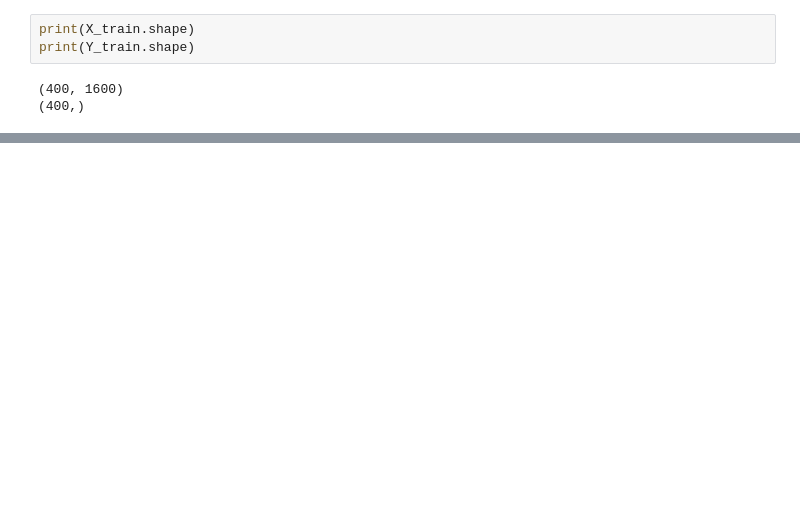
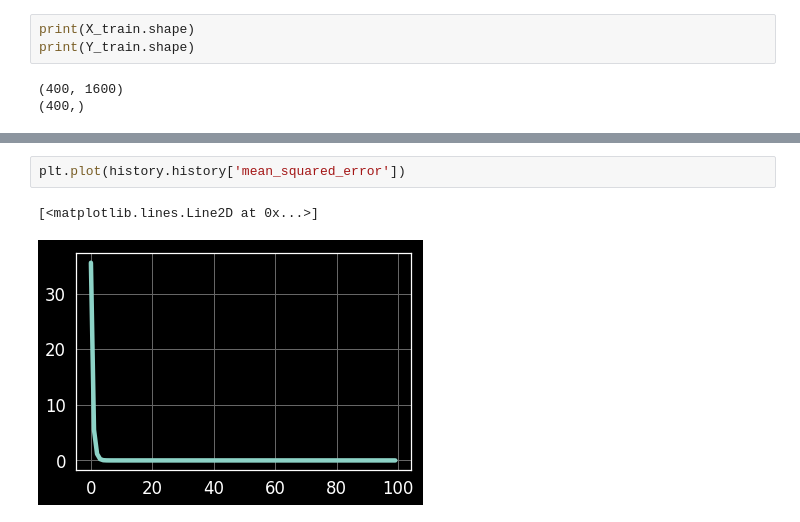
Before and after one commit to kaaja/ADAML, a Jupyter notebook: m2/m2.ipynb, the cells around one changed output, grey strips where cells are left out. Cells and saved outputs as stored; diff of their text form; blank space fills up the shorter version.

```diff
--- a/m2/m2.ipynb
+++ b/m2/m2.ipynb
@@ -1054,0 +1151,5 @@ print(Y_train.shape)
+# %%
+plt.plot(history.history['mean_squared_error'])
+# %% [output]
+[<matplotlib.lines.Line2D at 0x...>]
+[figure, added]
```
Also changed, not shown: parts of 10 cells of this notebook.
